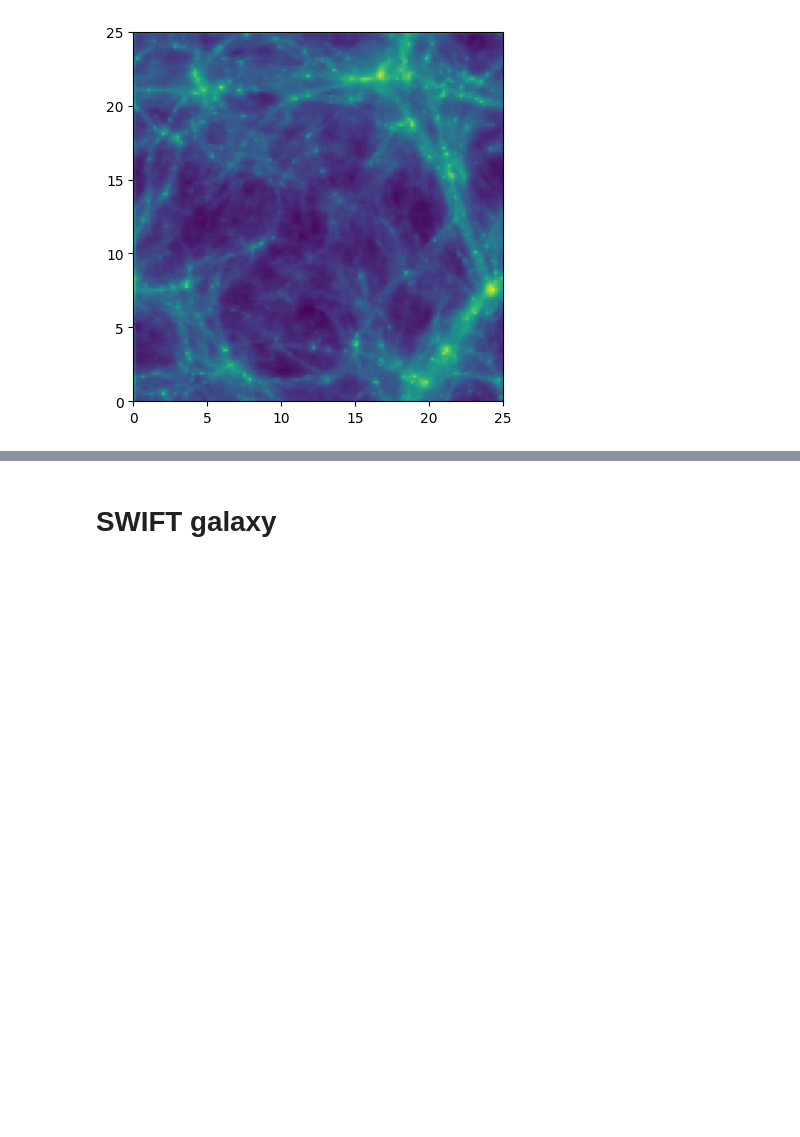
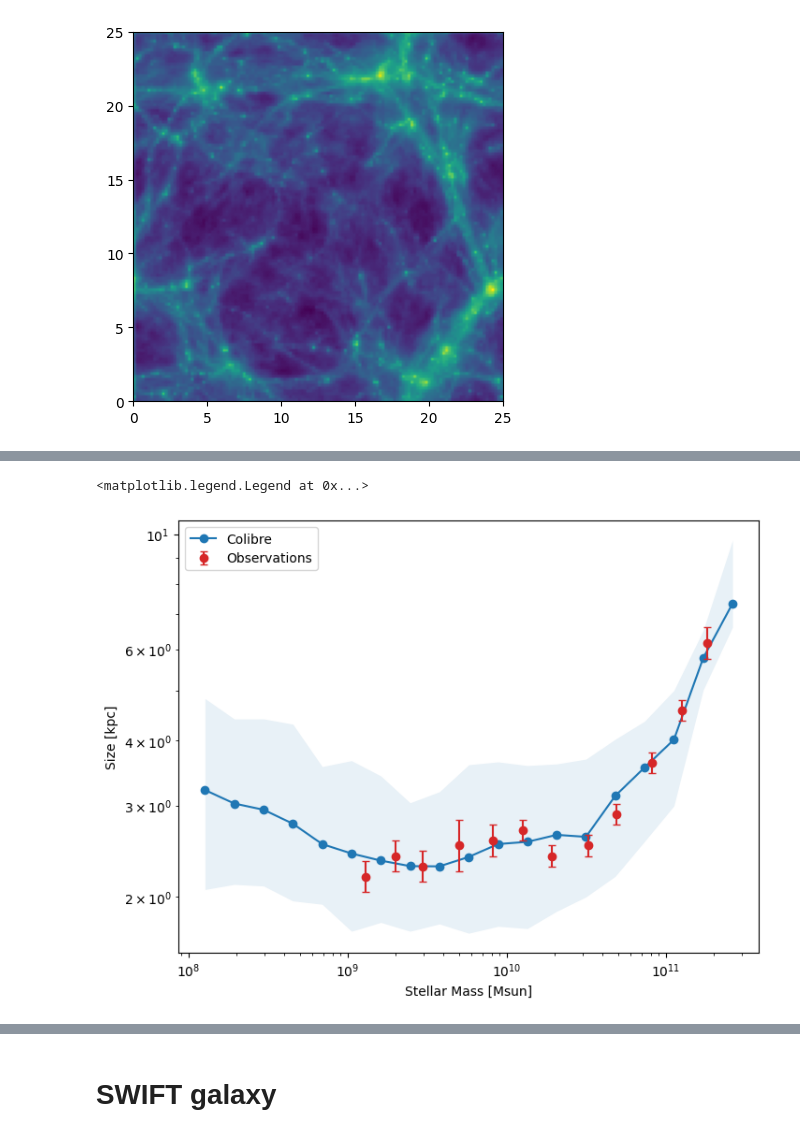
Before and after one commit to robjmcgibbon/COLIBRECON2024, a Jupyter notebook: COLIBRE.ipynb, the cells around one changed output, grey strips where cells are left out. Cells and saved outputs as stored; diff of their text form; code cells hidden in the pictures; blank space fills up the shorter version.

```diff
--- a/COLIBRE.ipynb
+++ b/COLIBRE.ipynb
@@ -300,2 +264,46 @@ Object `writing` not found.
+# %%
+# Load the observational data, specify the units we want
+with h5py.File('Hardwick2022_halfmass.hdf5', 'r') as file:
+    obs_mass = file['x/values'][:] * unyt.Unit(file['x/values'].attrs['units'])
+    obs_size = file['y/values'][:] * unyt.Unit(file['y/values'].attrs['units'])
+    obs_size_scatter = file['y/scatter'][:] * unyt.Unit(file['y/scatter'].attrs['units'])
+obs_mass = obs_mass.to('Msun')
+obs_size = obs_size.to('kpc')
+obs_size_scatter = obs_size_scatter.to('kpc')
+
+# Load the simulation data, specifying the units we want
+sim_mass = soap.exclusive_sphere_50kpc.stellar_mass.to('Msun')
+sim_size = soap.projected_aperture_50kpc_projx.half_mass_radius_stars.to('kpc')
+
+# Define the number of bins for the simulation data
+log_mass_bounds = [8, 11.5]
+n_bins = 20
+bins = (10 ** np.linspace(*log_mass_bounds, n_bins)) * unyt.Unit('Msun')
+mids = (bins[1:] + bins[:-1]) / 2
+
+# Bin the simulation data
+median_sim_size = np.zeros(n_bins - 1)
+lower_sim_size = np.zeros(n_bins - 1)
+upper_sim_size = np.zeros(n_bins - 1)
+for i in range(n_bins - 1):
+    mask = (bins[i] <= sim_mass) & (sim_mass < bins[i + 1])
+    if np.any(mask):
+        median_sim_size[i] = np.median(sim_size[mask].value)
+        lower_sim_size[i] = np.percentile(sim_size[mask].value, 16)
+        upper_sim_size[i] = np.percentile(sim_size[mask].value, 84)
+
+# Plot
+plt.figure(figsize=(8, 6))
+plt.plot(mids, median_sim_size, label='Colibre', marker='o', linestyle='-', color='tab:blue')
+plt.fill_between(mids, lower_sim_size, upper_sim_size, color='tab:blue', alpha=0.1, linewidth=0)
+plt.errorbar(obs_mass, obs_size, yerr=obs_size_scatter, label='Observations', fmt='o', color='tab:red', capsize=3)
+plt.xscale('log')
+plt.yscale('log')
+plt.xlabel('Stellar Mass [Msun]')
+plt.ylabel('Size [kpc]')
+plt.legend()
+# %% [output]
+<matplotlib.legend.Legend at 0x...>
+[figure, added]
 # %% [markdown]
 # Merger trees
```
Also changed, not shown: parts of 19 cells of this notebook.
